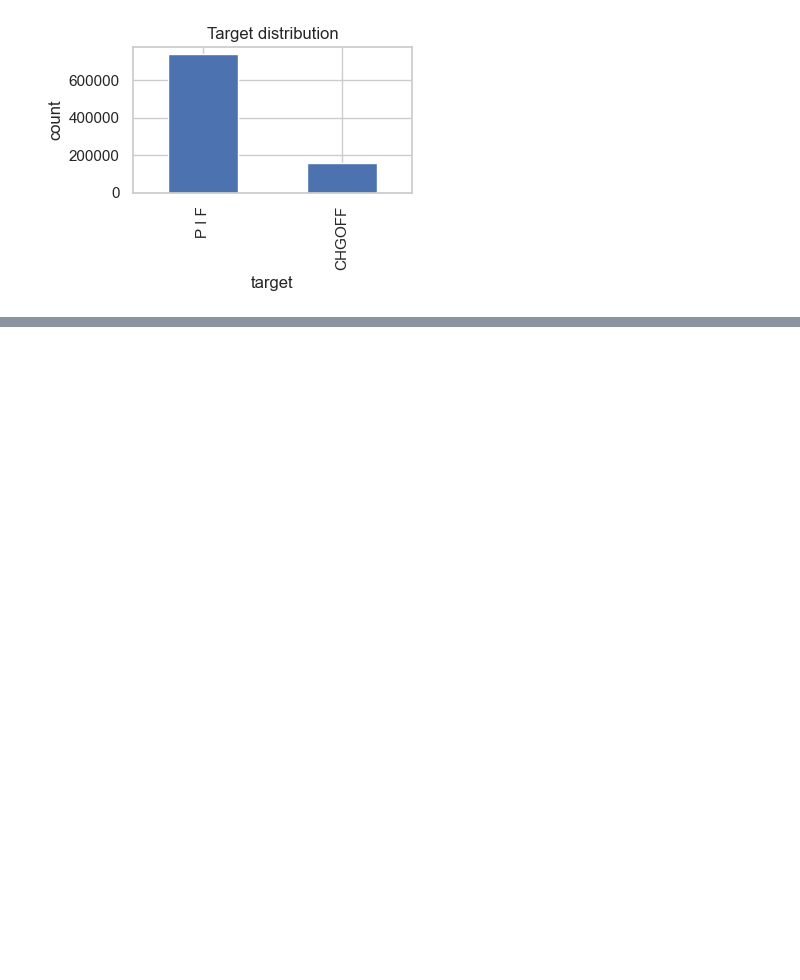
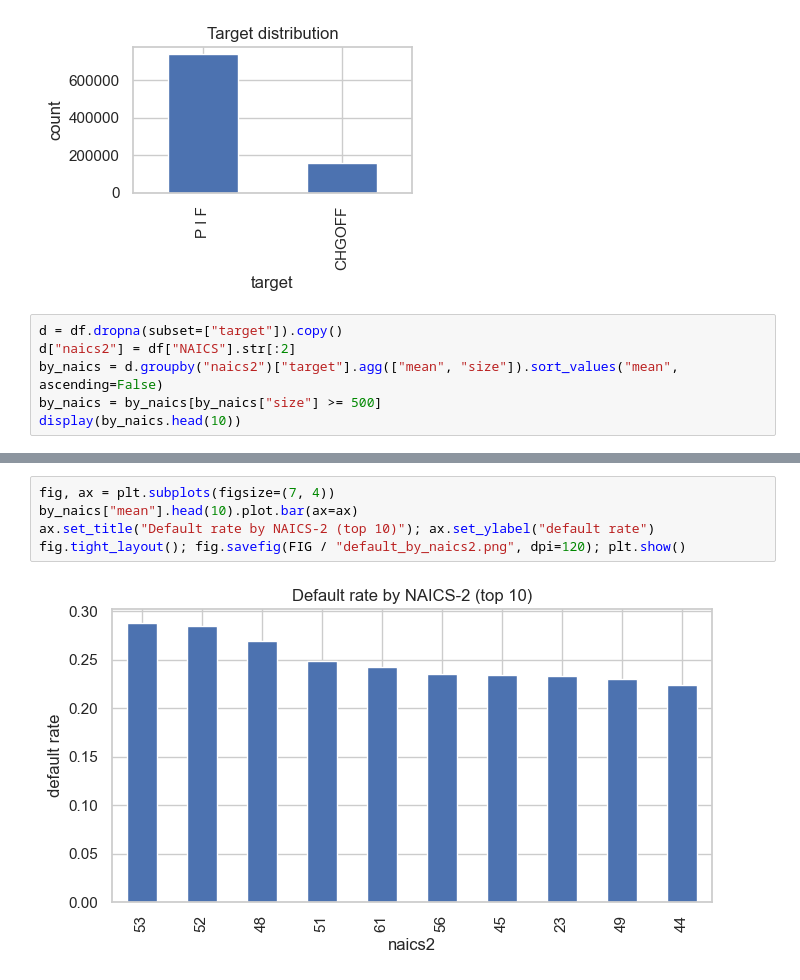
Before and after one commit to ksj41165-ops/sba2, a Jupyter notebook: notebooks/01_sba_eda.ipynb, the cells around one changed output, grey strips where cells are left out. Drawn from its saved outputs; the diff is of its cells as text; blank space fills up the shorter version.

Commit message:
feat: structured feature vs default rate cells
Co-Authored-By: Claude Opus 4.8 <noreply@anthropic.com>

```diff
--- a/notebooks/01_sba_eda.ipynb
+++ b/notebooks/01_sba_eda.ipynb
@@ -126,3 +126,9 @@ Name: count, dtype: int64
 부실률(CHGOFF=1): 0.1756
 타깃 결측(분석 제외 대상): 1997
 [figure]
+# %%
+d = df.dropna(subset=["target"]).copy()
+d["naics2"] = df["NAICS"].str[:2]
+by_naics = d.groupby("naics2")["target"].agg(["mean", "size"]).sort_values("mean", ascending=False)
+by_naics = by_naics[by_naics["size"] >= 500]
+display(by_naics.head(10))
@@ -128,0 +186,7 @@ Name: count, dtype: int64
+# %%
+fig, ax = plt.subplots(figsize=(7, 4))
+by_naics["mean"].head(10).plot.bar(ax=ax)
+ax.set_title("Default rate by NAICS-2 (top 10)"); ax.set_ylabel("default rate")
+fig.tight_layout(); fig.savefig(FIG / "default_by_naics2.png", dpi=120); plt.show()
+# %% [output]
+[figure, added]
```
Also changed, not shown: parts of 2 cells of this notebook.
